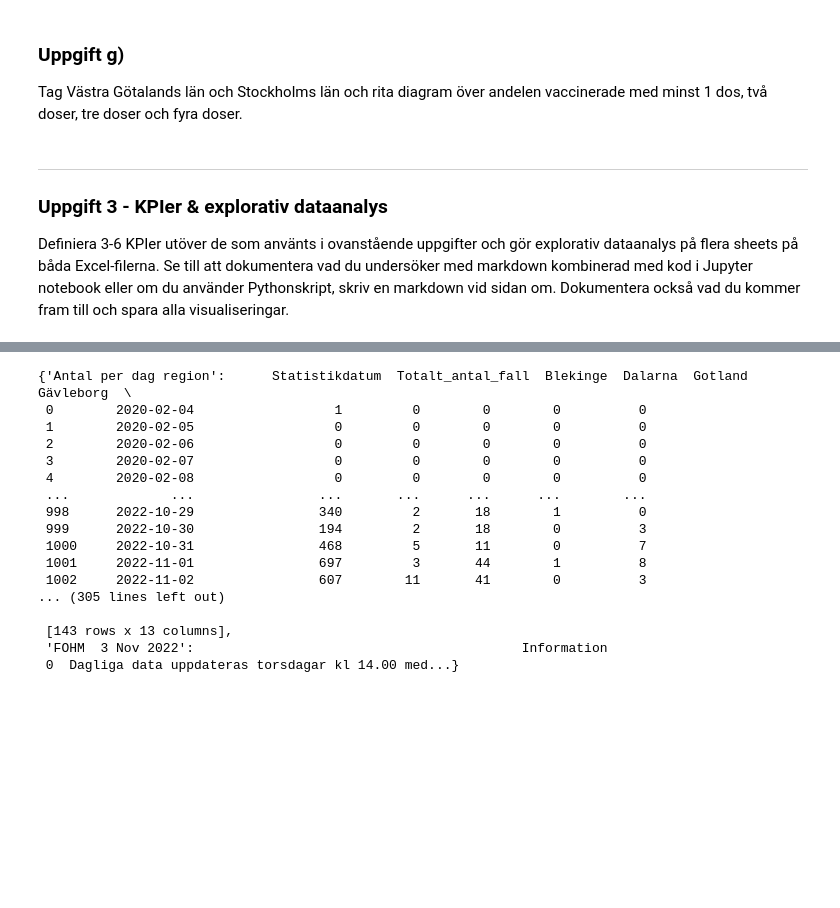
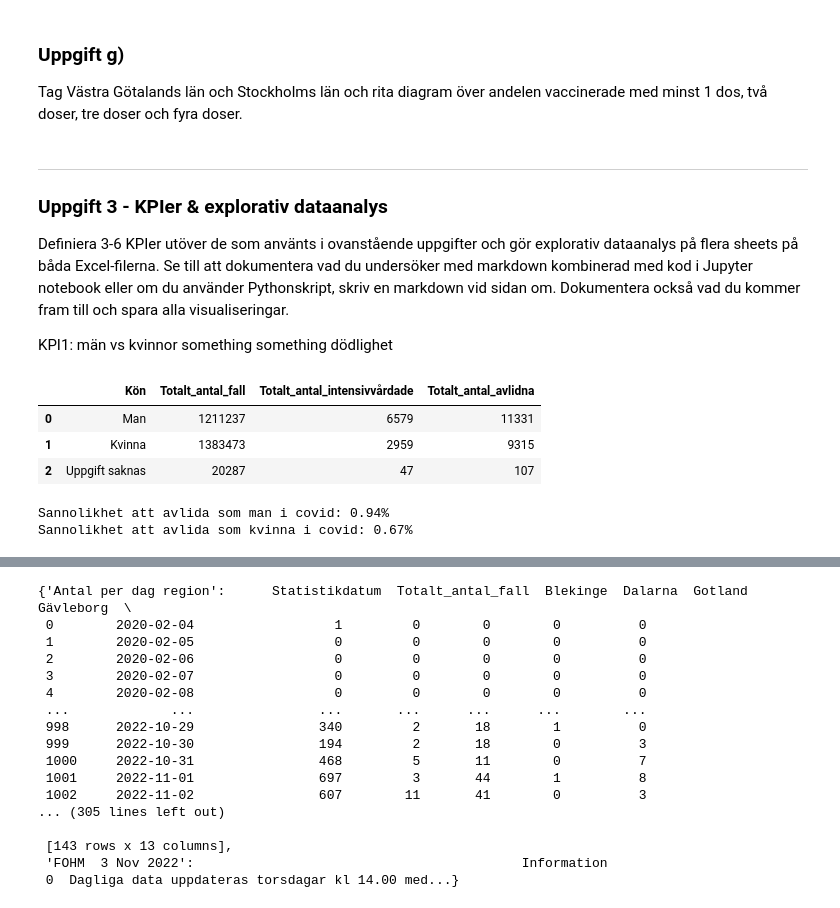
Before and after one commit to helveticae/Databehandling-William-Akilles-Lindstedt, a Jupyter notebook: COVID-19/covid-19.ipynb, the cells around one changed output, grey strips where cells are left out. Saved outputs shown, nothing was run; the diff lists cells and outputs as text; code cells hidden in the pictures; blank space fills up the shorter version.

```diff
--- a/COVID-19/covid-19.ipynb
+++ b/COVID-19/covid-19.ipynb
@@ -270,3 +270,24 @@ plotly_bar_plot_with_labels_sublabels(
 
 ### Uppgift 3 - KPIer & explorativ dataanalys
 Definiera 3-6 KPIer utöver de som använts i ovanstående uppgifter och gör explorativ dataanalys på flera sheets på båda Excel-filerna. Se till att dokumentera vad du undersöker med markdown kombinerad med kod i Jupyter notebook eller om du använder Pythonskript, skriv en markdown vid sidan om. Dokumentera också vad du kommer fram till och spara alla visualiseringar.
+
+KPI1: män vs kvinnor something something dödlighet
+# %%
+kön = pd.read_excel("Data/covid19.xlsx", sheet_name="Totalt antal per kön")
+kön.head()
+# %% [output]
+|  | Kön | Totalt_antal_fall | Totalt_antal_intensivvårdade | Totalt_antal_avlidna |
+| 0 | Man | 1211237 | 6579 | 11331 |
+| 1 | Kvinna | 1383473 | 2959 | 9315 |
+| 2 | Uppgift saknas | 20287 | 47 | 107 |
+# %%
+totalt_avlida_män, totalt_avlida_kvinnor = kön["Totalt_antal_avlidna"][0], kön["Totalt_antal_avlidna"][1]
+
+foo = totalt_avlida_män / kön["Totalt_antal_fall"][0]
+bar = totalt_avlida_kvinnor / kön["Totalt_antal_fall"][1]
+
+print(f"Sannolikhet att avlida som man i covid: {round(foo*100,2)}%")
+print(f"Sannolikhet att avlida som kvinna i covid: {round(bar*100,2)}%")
+# %% [output]
+Sannolikhet att avlida som man i covid: 0.94%
+Sannolikhet att avlida som kvinna i covid: 0.67%
```
Also changed, not shown: parts of 5 cells of this notebook.
